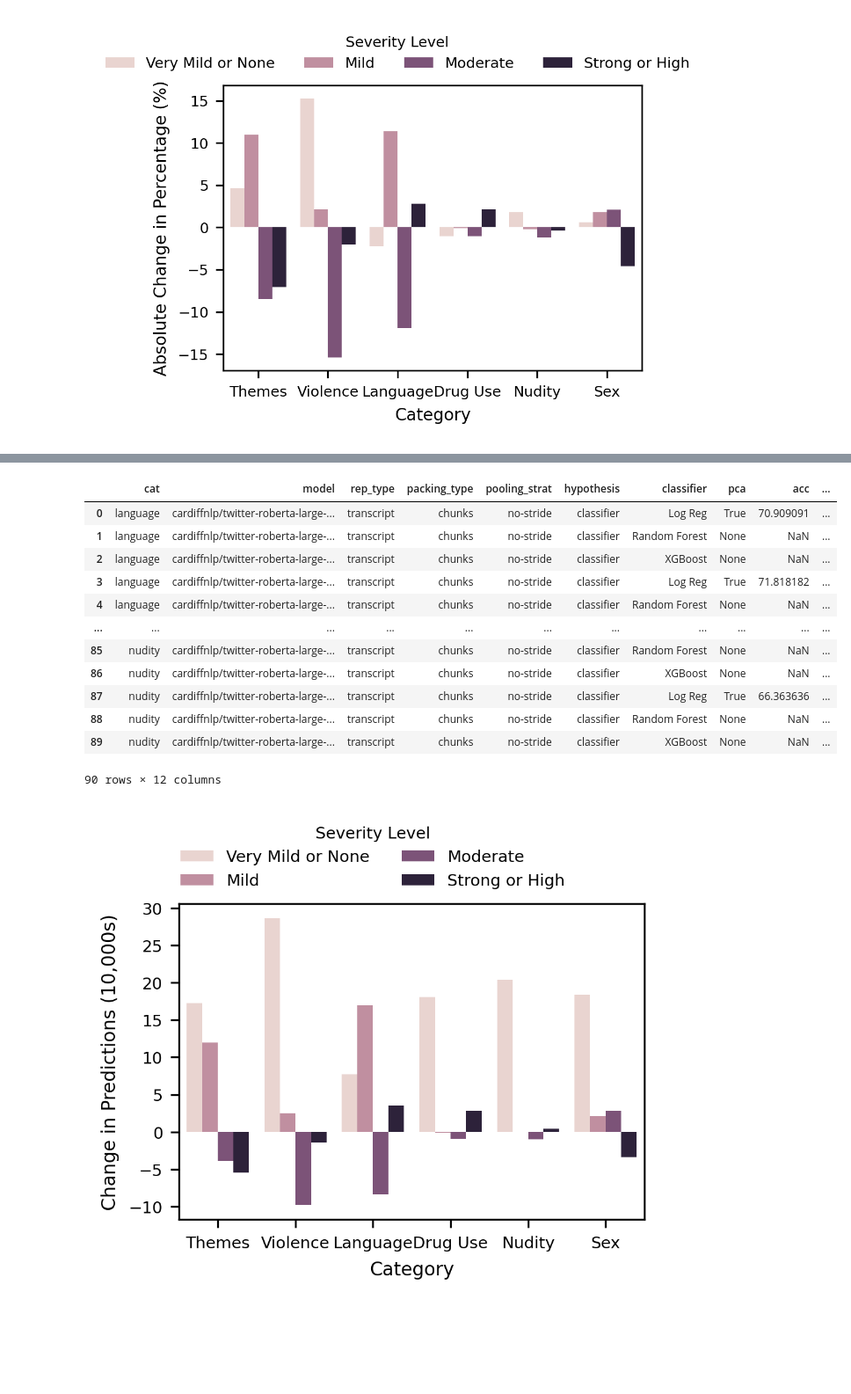
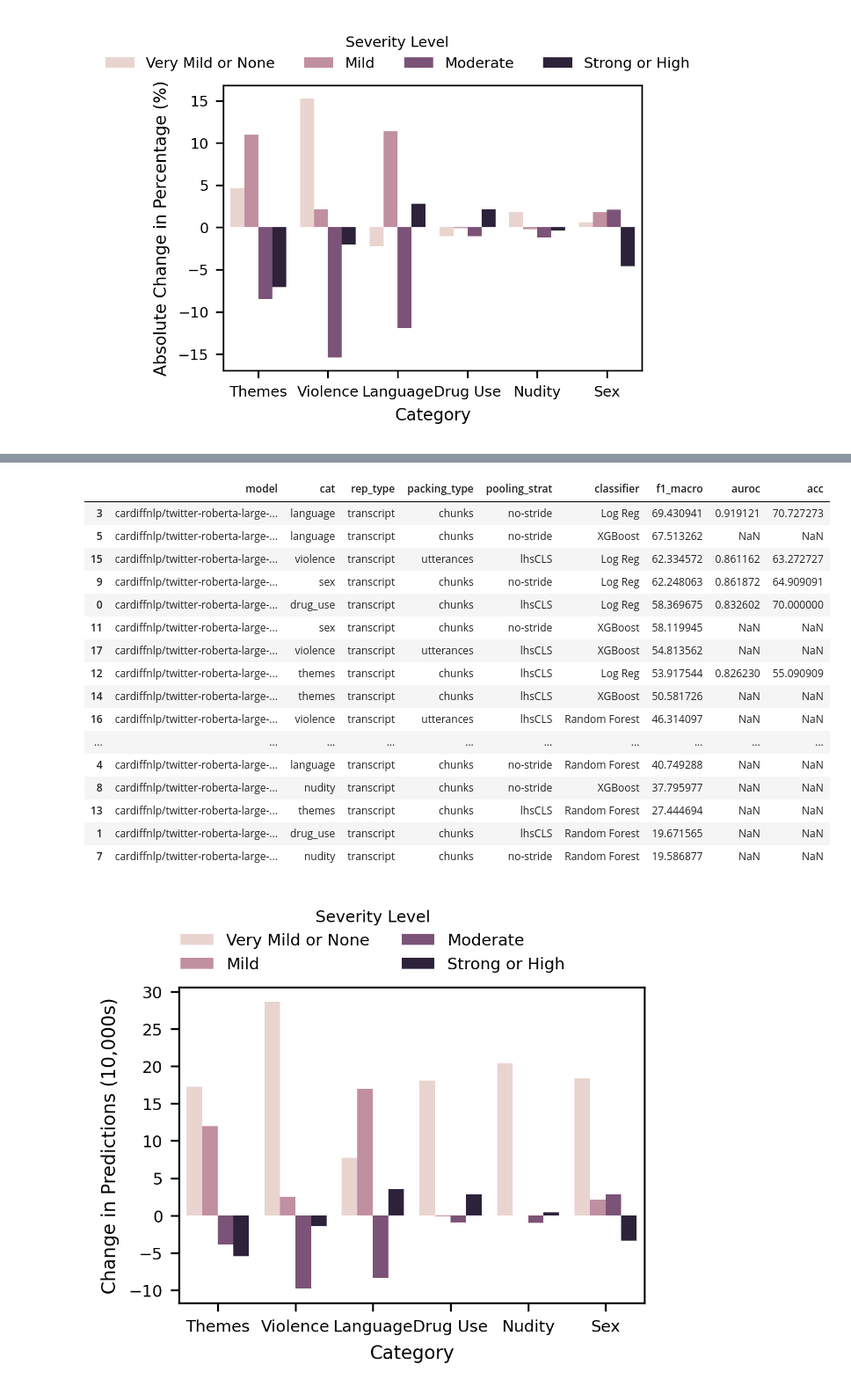
Before and after one commit to sydney-machine-learning/audiodescription-abusedetection, a Jupyter notebook: diagnostics/model_architecture_exploration.ipynb, the cells around one changed output, grey strips where cells are left out. Shown at 88% size. Cells and saved outputs as stored; diff of their text form; code cells hidden in the pictures; blank space fills up the shorter version.

```diff
--- a/03_model_architecture_exploration.ipynb
+++ b/diagnostics/model_architecture_exploration.ipynb
@@ -562,3 +562,15 @@ transcript_df = transcript_df.sort_values(['cat', 'pred']).reset_index(drop=True
 dialogue_df = dialogue_df.sort_values(['cat', 'pred']).reset_index(drop=True)
 
 transcript_df['change_count'] = (transcript_df['count'] - dialogue_df['count']) / 10000
+# %%
+classifier_df = md.agg_and_sort_cv_results('classifier', agg_groupby=['model', 'cat', 'rep_type', 'packing_type', 'pooling_strat', 'classifier'], final_groupby=['cat', 'classifier'], top_n=1)
+classifier_df = md.apply_cat_order(classifier_df)
+classifier_df['f1_macro'] = classifier_df['f1_macro'].round(1)
+classifier_df['Category'] = classifier_df.cat.str.title().str.replace('_', ' ')
+g = sns.barplot(classifier_df, y='f1_macro', x='Category', hue='classifier')
+g.axes.bar_label(g.axes.containers[0], fontsize=6)
+g.axes.bar_label(g.axes.containers[2], fontsize=6)
+plotting.place_legend_ontop_of_graph(g, is_catplot=False, legend_title='Text Type', ncol=3)
+plt.ylabel('Macro F1')
+sns.despine()
+plotting.savefig('Classifier Comparison')
@@ -565,19 +579,23 @@ transcript_df['change_count'] = (transcript_df['count'] - dialogue_df['count'])
 # %%
-pd.read_parquet(os.path.join(md.results_dir, 'sem_rep_metrics-classifier.parquet'))
+md.agg_and_sort_cv_results('classifier')
 # %% [output]
-|  | cat | model | rep_type | packing_type | pooling_strat | hypothesis | classifier | pca | acc | ... |
-| 0 | language | cardiffnlp/twitter-roberta-large-... | transcript | chunks | no-stride | classifier | Log Reg | True | 70.909091 | ... |
-| 1 | language | cardiffnlp/twitter-roberta-large-... | transcript | chunks | no-stride | classifier | Random Forest | None | NaN | ... |
-| 2 | language | cardiffnlp/twitter-roberta-large-... | transcript | chunks | no-stride | classifier | XGBoost | None | NaN | ... |
-| 3 | language | cardiffnlp/twitter-roberta-large-... | transcript | chunks | no-stride | classifier | Log Reg | True | 71.818182 | ... |
-| 4 | language | cardiffnlp/twitter-roberta-large-... | transcript | chunks | no-stride | classifier | Random Forest | None | NaN | ... |
-| ... | ... | ... | ... | ... | ... | ... | ... | ... | ... | ... |
-| 85 | nudity | cardiffnlp/twitter-roberta-large-... | transcript | chunks | no-stride | classifier | Random Forest | None | NaN | ... |
-| 86 | nudity | cardiffnlp/twitter-roberta-large-... | transcript | chunks | no-stride | classifier | XGBoost | None | NaN | ... |
-| 87 | nudity | cardiffnlp/twitter-roberta-large-... | transcript | chunks | no-stride | classifier | Log Reg | True | 66.363636 | ... |
-| 88 | nudity | cardiffnlp/twitter-roberta-large-... | transcript | chunks | no-stride | classifier | Random Forest | None | NaN | ... |
-| 89 | nudity | cardiffnlp/twitter-roberta-large-... | transcript | chunks | no-stride | classifier | XGBoost | None | NaN | ... |
+|  | model | cat | rep_type | packing_type | pooling_strat | classifier | f1_macro | auroc | acc |
+| 3 | cardiffnlp/twitter-roberta-large-... | language | transcript | chunks | no-stride | Log Reg | 69.430941 | 0.919121 | 70.727273 |
+| 5 | cardiffnlp/twitter-roberta-large-... | language | transcript | chunks | no-stride | XGBoost | 67.513262 | NaN | NaN |
+| 15 | cardiffnlp/twitter-roberta-large-... | violence | transcript | utterances | lhsCLS | Log Reg | 62.334572 | 0.861162 | 63.272727 |
+| 9 | cardiffnlp/twitter-roberta-large-... | sex | transcript | chunks | no-stride | Log Reg | 62.248063 | 0.861872 | 64.909091 |
+| 0 | cardiffnlp/twitter-roberta-large-... | drug_use | transcript | chunks | lhsCLS | Log Reg | 58.369675 | 0.832602 | 70.000000 |
+| 11 | cardiffnlp/twitter-roberta-large-... | sex | transcript | chunks | no-stride | XGBoost | 58.119945 | NaN | NaN |
+| 17 | cardiffnlp/twitter-roberta-large-... | violence | transcript | utterances | lhsCLS | XGBoost | 54.813562 | NaN | NaN |
+| 12 | cardiffnlp/twitter-roberta-large-... | themes | transcript | chunks | lhsCLS | Log Reg | 53.917544 | 0.826230 | 55.090909 |
+| 14 | cardiffnlp/twitter-roberta-large-... | themes | transcript | chunks | lhsCLS | XGBoost | 50.581726 | NaN | NaN |
+| 16 | cardiffnlp/twitter-roberta-large-... | violence | transcript | utterances | lhsCLS | Random Forest | 46.314097 | NaN | NaN |
+| ... | ... | ... | ... | ... | ... | ... | ... | ... | ... |
+| 4 | cardiffnlp/twitter-roberta-large-... | language | transcript | chunks | no-stride | Random Forest | 40.749288 | NaN | NaN |
+| 8 | cardiffnlp/twitter-roberta-large-... | nudity | transcript | chunks | no-stride | XGBoost | 37.795977 | NaN | NaN |
+| 13 | cardiffnlp/twitter-roberta-large-... | themes | transcript | chunks | lhsCLS | Random Forest | 27.444694 | NaN | NaN |
+| 1 | cardiffnlp/twitter-roberta-large-... | drug_use | transcript | chunks | lhsCLS | Random Forest | 19.671565 | NaN | NaN |
+| 7 | cardiffnlp/twitter-roberta-large-... | nudity | transcript | chunks | no-stride | Random Forest | 19.586877 | NaN | NaN |
-90 rows × 12 columns
 # %%
 transcript_df = md.apply_cat_order(transcript_df)
 transcript_df['Severity Level'] = transcript_df['pred']
```
Also changed, not shown: parts of 1 cell of this notebook, 19 other files.
